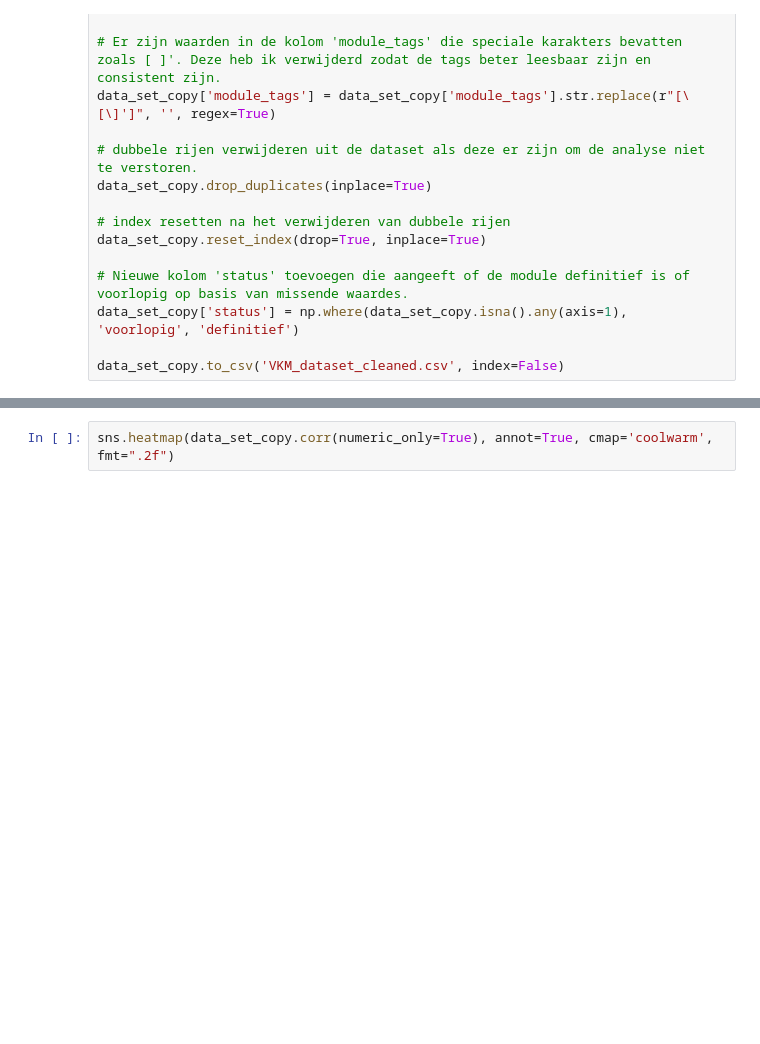
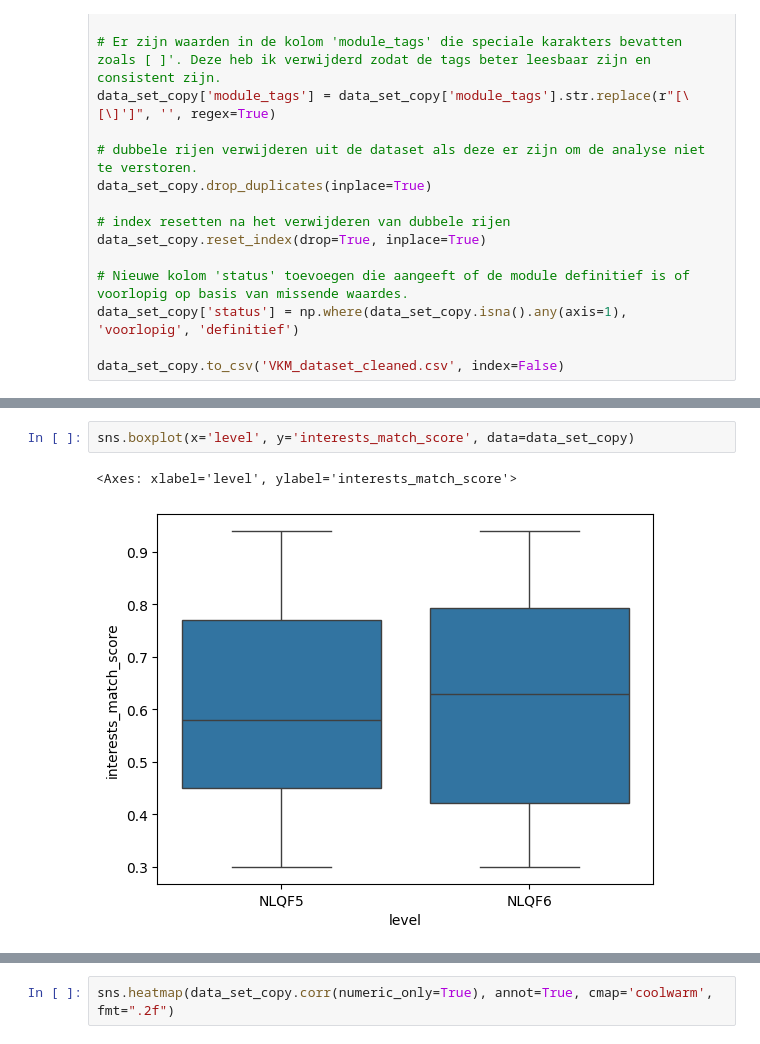
Before and after one commit to EnesT51/LU2-AI-Prototype, a Jupyter notebook: AI-PoC/AI_PoC.ipynb, the cells around one changed output, grey strips where cells are left out. Cells and saved outputs as stored; diff of their text form; blank space fills up the shorter version.

```diff
--- a/AI-PoC/AI_PoC.ipynb
+++ b/AI-PoC/AI_PoC.ipynb
@@ -117,0 +128,5 @@ data_set_copy.to_csv('VKM_dataset_cleaned.csv', index=False)
+# %%
+sns.boxplot(x='level', y='interests_match_score', data=data_set_copy)
+# %% [output]
+<Axes: xlabel='level', ylabel='interests_match_score'>
+[figure, added]
```
Also changed, not shown: parts of 14 cells of this notebook.
